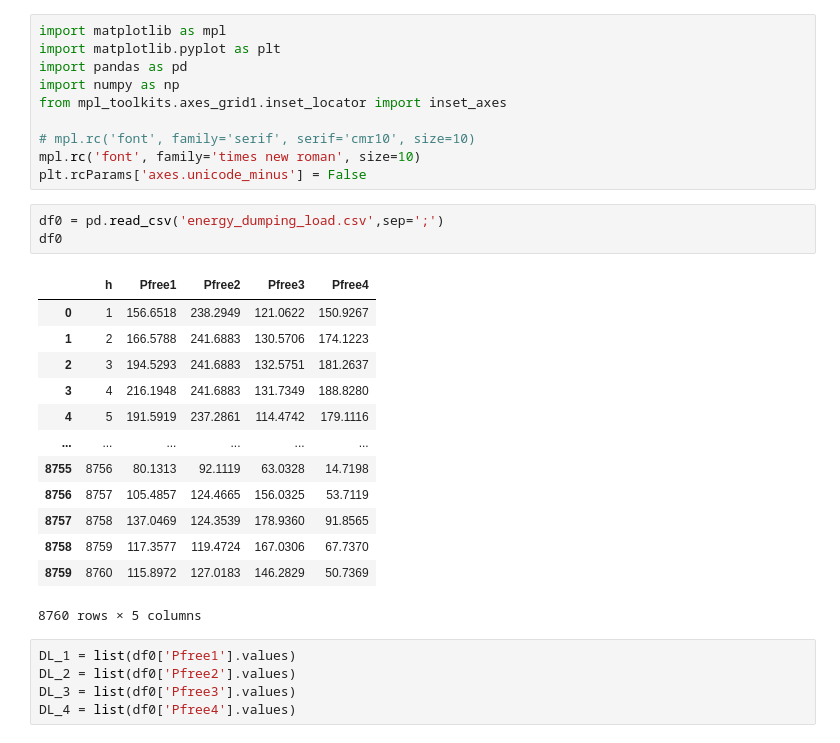
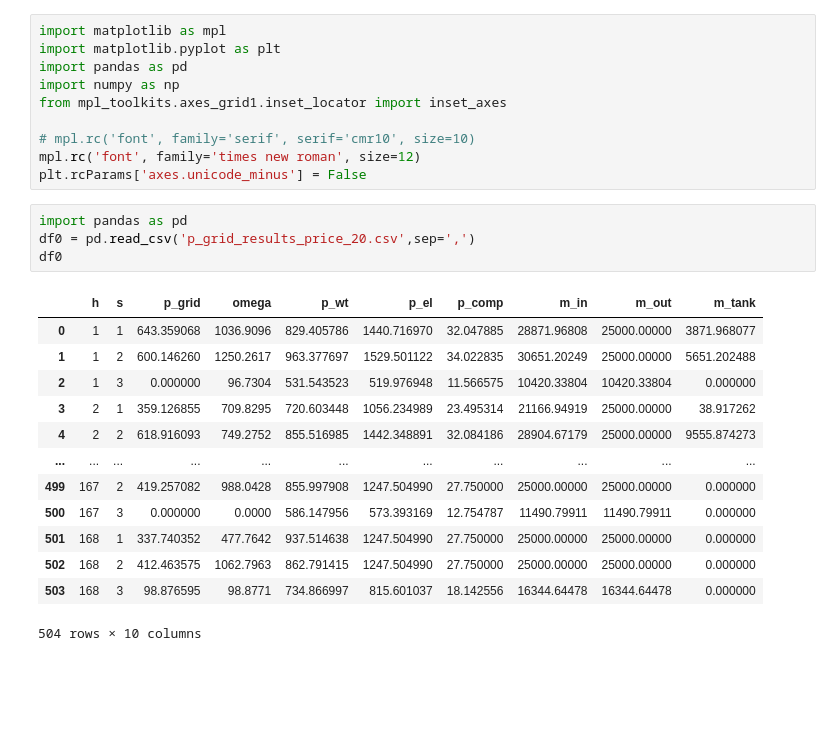
Before and after one commit to LuisOroya/IJHE-WC, a Jupyter notebook: graphics.ipynb, the cells around one changed output. Saved outputs shown, nothing was run; the diff lists cells and outputs as text; blank space fills up the shorter version.

```diff
--- a/graphics.ipynb
+++ b/graphics.ipynb
@@ -6,27 +6,23 @@ import numpy as np
 from mpl_toolkits.axes_grid1.inset_locator import inset_axes
 
 # mpl.rc('font', family='serif', serif='cmr10', size=10)
-mpl.rc('font', family='times new roman', size=10)
+mpl.rc('font', family='times new roman', size=12)
 plt.rcParams['axes.unicode_minus'] = False
 # %%
-df0 = pd.read_csv('energy_dumping_load.csv',sep=';')
+import pandas as pd
+df0 = pd.read_csv('p_grid_results_price_20.csv',sep=',')
 df0
 # %% [output]
-|  | h | Pfree1 | Pfree2 | Pfree3 | Pfree4 |
-| 0 | 1 | 156.6518 | 238.2949 | 121.0622 | 150.9267 |
-| 1 | 2 | 166.5788 | 241.6883 | 130.5706 | 174.1223 |
-| 2 | 3 | 194.5293 | 241.6883 | 132.5751 | 181.2637 |
-| 3 | 4 | 216.1948 | 241.6883 | 131.7349 | 188.8280 |
-| 4 | 5 | 191.5919 | 237.2861 | 114.4742 | 179.1116 |
-| ... | ... | ... | ... | ... | ... |
-| 8755 | 8756 | 80.1313 | 92.1119 | 63.0328 | 14.7198 |
-| 8756 | 8757 | 105.4857 | 124.4665 | 156.0325 | 53.7119 |
-| 8757 | 8758 | 137.0469 | 124.3539 | 178.9360 | 91.8565 |
-| 8758 | 8759 | 117.3577 | 119.4724 | 167.0306 | 67.7370 |
-| 8759 | 8760 | 115.8972 | 127.0183 | 146.2829 | 50.7369 |
+|  | h | s | p_grid | omega | p_wt | p_el | p_comp | m_in | m_out | m_tank |
+| 0 | 1 | 1 | 643.359068 | 1036.9096 | 829.405786 | 1440.716970 | 32.047885 | 28871.96808 | 25000.00000 | 3871.968077 |
+| 1 | 1 | 2 | 600.146260 | 1250.2617 | 963.377697 | 1529.501122 | 34.022835 | 30651.20249 | 25000.00000 | 5651.202488 |
+| 2 | 1 | 3 | 0.000000 | 96.7304 | 531.543523 | 519.976948 | 11.566575 | 10420.33804 | 10420.33804 | 0.000000 |
+| 3 | 2 | 1 | 359.126855 | 709.8295 | 720.603448 | 1056.234989 | 23.495314 | 21166.94919 | 25000.00000 | 38.917262 |
+| 4 | 2 | 2 | 618.916093 | 749.2752 | 855.516985 | 1442.348891 | 32.084186 | 28904.67179 | 25000.00000 | 9555.874273 |
+| ... | ... | ... | ... | ... | ... | ... | ... | ... | ... | ... |
+| 499 | 167 | 2 | 419.257082 | 988.0428 | 855.997908 | 1247.504990 | 27.750000 | 25000.00000 | 25000.00000 | 0.000000 |
+| 500 | 167 | 3 | 0.000000 | 0.0000 | 586.147956 | 573.393169 | 12.754787 | 11490.79911 | 11490.79911 | 0.000000 |
+| 501 | 168 | 1 | 337.740352 | 477.7642 | 937.514638 | 1247.504990 | 27.750000 | 25000.00000 | 25000.00000 | 0.000000 |
+| 502 | 168 | 2 | 412.463575 | 1062.7963 | 862.791415 | 1247.504990 | 27.750000 | 25000.00000 | 25000.00000 | 0.000000 |
+| 503 | 168 | 3 | 98.876595 | 98.8771 | 734.866997 | 815.601037 | 18.142556 | 16344.64478 | 16344.64478 | 0.000000 |
-8760 rows × 5 columns
+504 rows × 10 columns
-# %%
-DL_1 = list(df0['Pfree1'].values)
-DL_2 = list(df0['Pfree2'].values)
-DL_3 = list(df0['Pfree3'].values)
-DL_4 = list(df0['Pfree4'].values)
```
Also changed, not shown: parts of 9 cells of this notebook, 36 other files.
